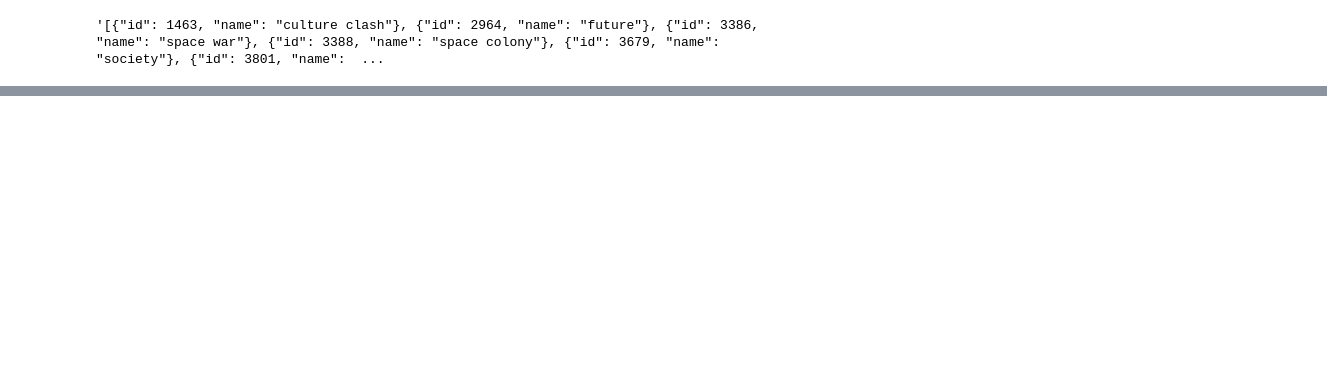
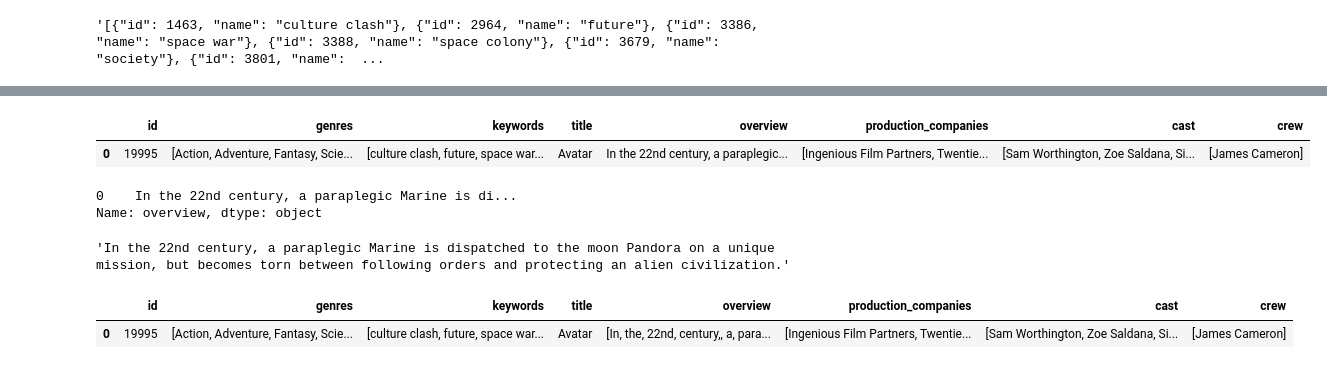
Before and after one commit to subal43/DS-Movie-Recommended, a Jupyter notebook: main.ipynb, the cells around one changed output, grey strips where cells are left out. Drawn from its saved outputs; the diff is of its cells as text; code cells hidden in the pictures; blank space fills up the shorter version.

```diff
--- a/main.ipynb
+++ b/main.ipynb
@@ -188,0 +196,24 @@ imp_fea_data.iloc[0,2]
+# %%
+def convert3(obj):
+    L = []
+    for i in ast.literal_eval(obj):
+        if i['job'] == 'Director':
+            L.append(i['name'])
+            break
+    return L
+# %%
+imp_fea_data['crew'] = imp_fea_data['crew'].apply(convert3)
+# %%
+imp_fea_data.head(1)
+# %% [output]
+|  | id | genres | keywords | title | overview | production_companies | cast | crew |
+| 0 | 19995 | [Action, Adventure, Fantasy, Scie... | [culture clash, future, space war... | Avatar | In the 22nd century, a paraplegic... | [Ingenious Film Partners, Twentie... | [Sam Worthington, Zoe Saldana, Si... | [James Cameron] |
+# %%
+imp_fea_data.head(1)['overview']
+# %% [output]
+0    In the 22nd century, a paraplegic Marine is di...
+Name: overview, dtype: object
+# %%
+imp_fea_data.iloc[0,4]
+# %% [output]
+'In the 22nd century, a paraplegic Marine is dispatched to the moon Pandora on a unique mission, but becomes torn between following orders and protecting an alien civilization.'
@@ -188,0 +222,5 @@ imp_fea_data.iloc[0,2]
+# %%
+imp_fea_data.head(1)
+# %% [output]
+|  | id | genres | keywords | title | overview | production_companies | cast | crew |
+| 0 | 19995 | [Action, Adventure, Fantasy, Scie... | [culture clash, future, space war... | Avatar | [In, the, 22nd, century,, a, para... | [Ingenious Film Partners, Twentie... | [Sam Worthington, Zoe Saldana, Si... | [James Cameron] |
```
Also changed, not shown: parts of 7 cells of this notebook.
